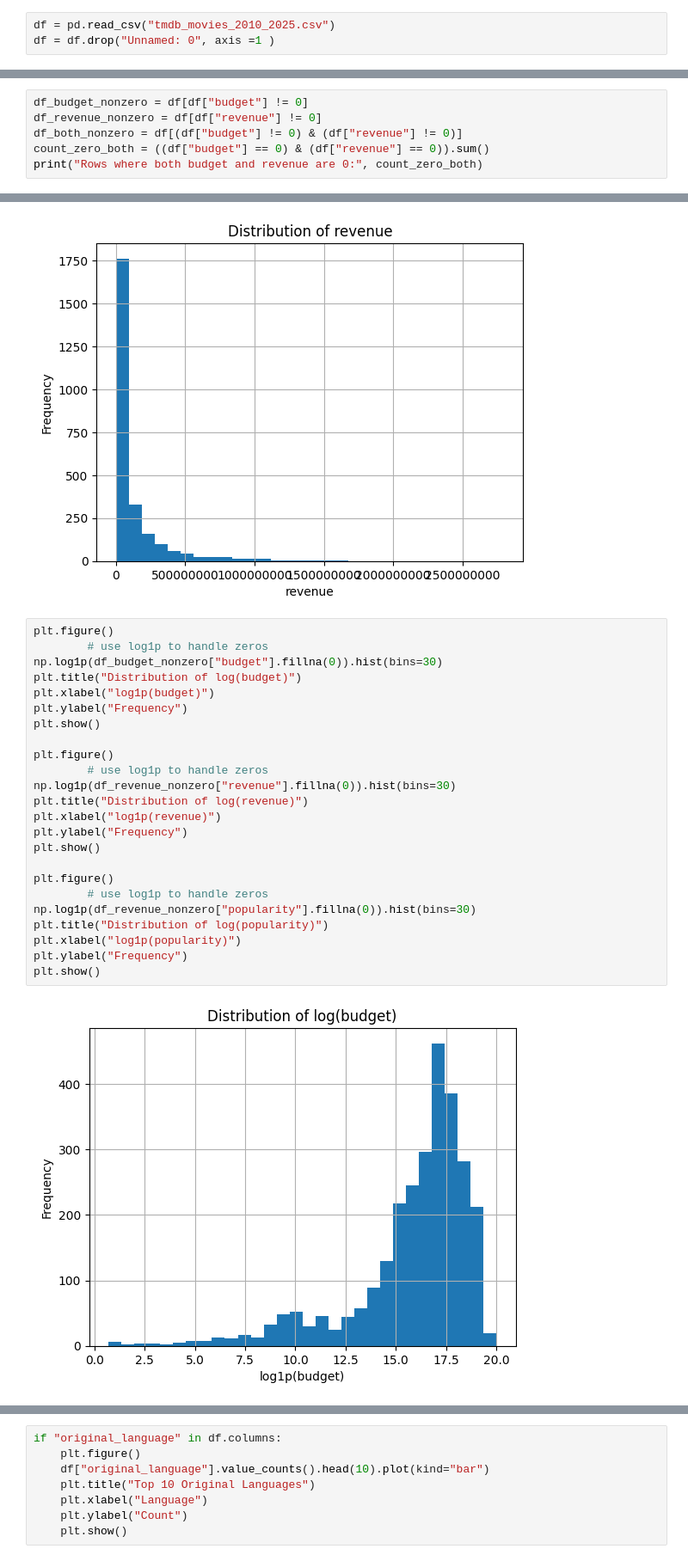
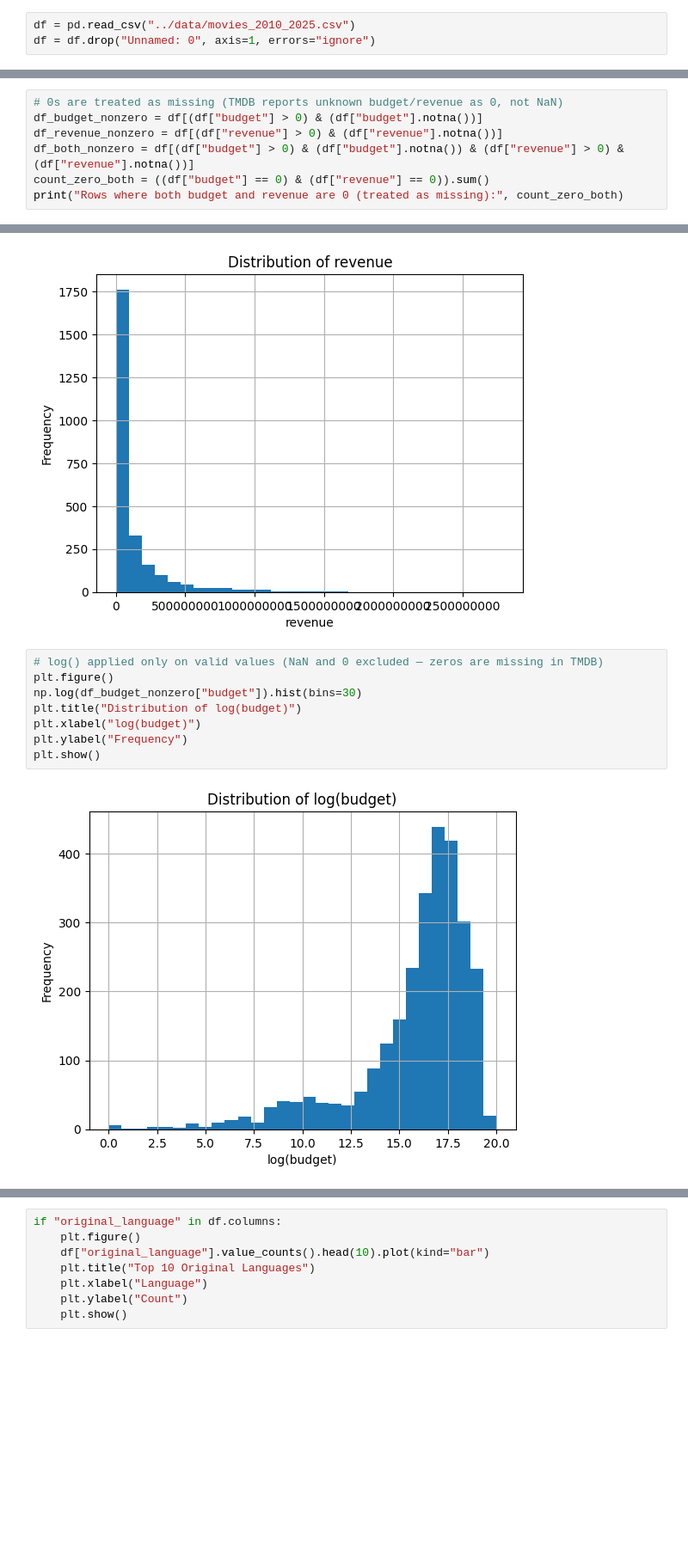
Before and after one commit to lauramanzanos23/INSY_674_FinalProject, a Jupyter notebook: EDA/EDA.ipynb, the cells around one changed output, grey strips where cells are left out. Shown at 86% size. Saved outputs shown, nothing was run; the diff lists cells and outputs as text; blank space fills up the shorter version.

Commit message:
Fix log(budget/revenue) plots, add markdown explanations for distributions

```diff
--- a/EDA/EDA.ipynb
+++ b/EDA/EDA.ipynb
@@ -4,8 +4,8 @@ import pandas as pd
 import numpy as np
 import matplotlib.pyplot as plt
 # %%
-df = pd.read_csv("tmdb_movies_2010_2025.csv")
-df = df.drop("Unnamed: 0", axis =1 )
+df = pd.read_csv("../data/movies_2010_2025.csv")
+df = df.drop("Unnamed: 0", axis=1, errors="ignore")
 # %% [markdown]
 ## Helper ##
 # %%
@@ -192,9 +192,10 @@ count_empty_lists(df,empty_list)
 0      genres          489
 1    keywords         3238
 # %%
-df_budget_nonzero = df[df["budget"] != 0]
-df_revenue_nonzero = df[df["revenue"] != 0]
-df_both_nonzero = df[(df["budget"] != 0) & (df["revenue"] != 0)]
+# 0s are treated as missing (TMDB reports unknown budget/revenue as 0, not NaN)
+df_budget_nonzero = df[(df["budget"] > 0) & (df["budget"].notna())]
+df_revenue_nonzero = df[(df["revenue"] > 0) & (df["revenue"].notna())]
+df_both_nonzero = df[(df["budget"] > 0) & (df["budget"].notna()) & (df["revenue"] > 0) & (df["revenue"].notna())]
 count_zero_both = ((df["budget"] == 0) & (df["revenue"] == 0)).sum()
-print("Rows where both budget and revenue are 0:", count_zero_both)
+print("Rows where both budget and revenue are 0 (treated as missing):", count_zero_both)
 # %% [output]
@@ -249,28 +250,12 @@ plt.show()
 [figure]
 [figure]
 # %%
+# log() applied only on valid values (NaN and 0 excluded — zeros are missing in TMDB)
 plt.figure()
-        # use log1p to handle zeros
-np.log1p(df_budget_nonzero["budget"].fillna(0)).hist(bins=30)
+np.log(df_budget_nonzero["budget"]).hist(bins=30)
 plt.title("Distribution of log(budget)")
-plt.xlabel("log1p(budget)")
+plt.xlabel("log(budget)")
 plt.ylabel("Frequency")
 plt.show()
-
-plt.figure()
-        # use log1p to handle zeros
-np.log1p(df_revenue_nonzero["revenue"].fillna(0)).hist(bins=30)
-plt.title("Distribution of log(revenue)")
-plt.xlabel("log1p(revenue)")
-plt.ylabel("Frequency")
-plt.show()
-
-plt.figure()
-        # use log1p to handle zeros
-np.log1p(df_revenue_nonzero["popularity"].fillna(0)).hist(bins=30)
-plt.title("Distribution of log(popularity)")
-plt.xlabel("log1p(popularity)")
-plt.ylabel("Frequency")
-plt.show()
 # %% [output]
-[figure, old version]
+[figure, new version]
```
Also changed, not shown: parts of 10 cells of this notebook.
